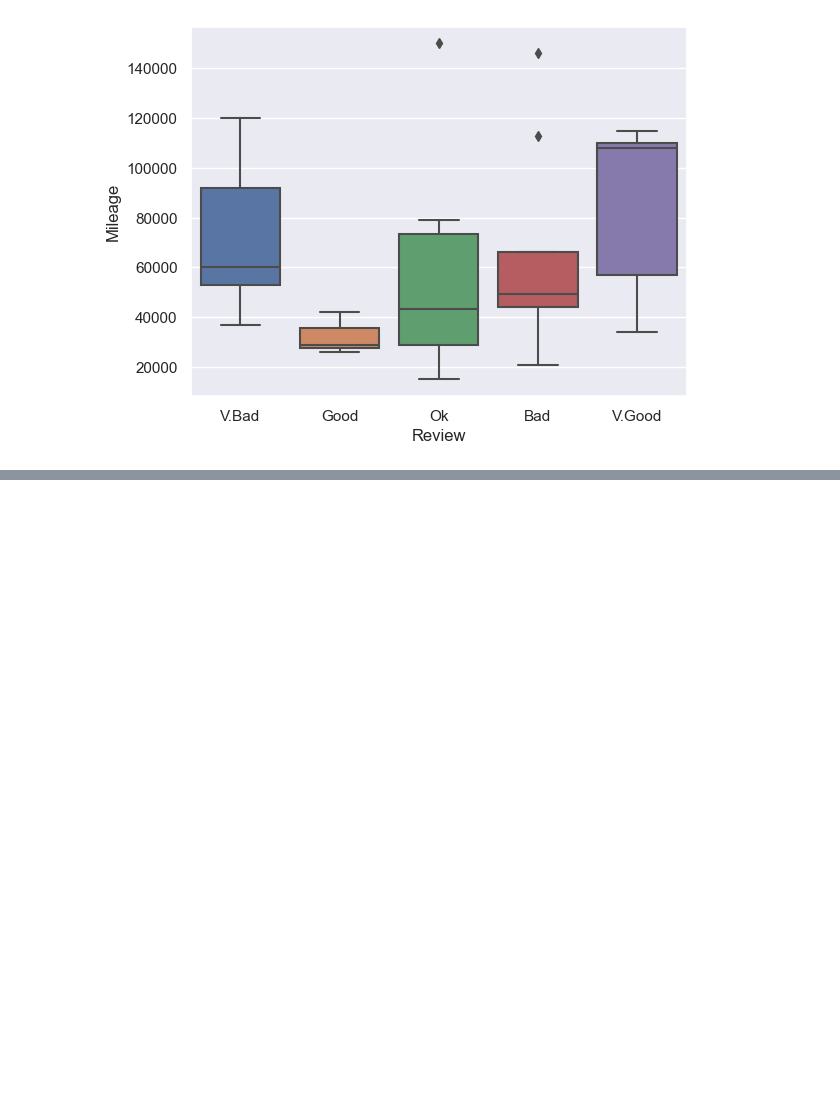
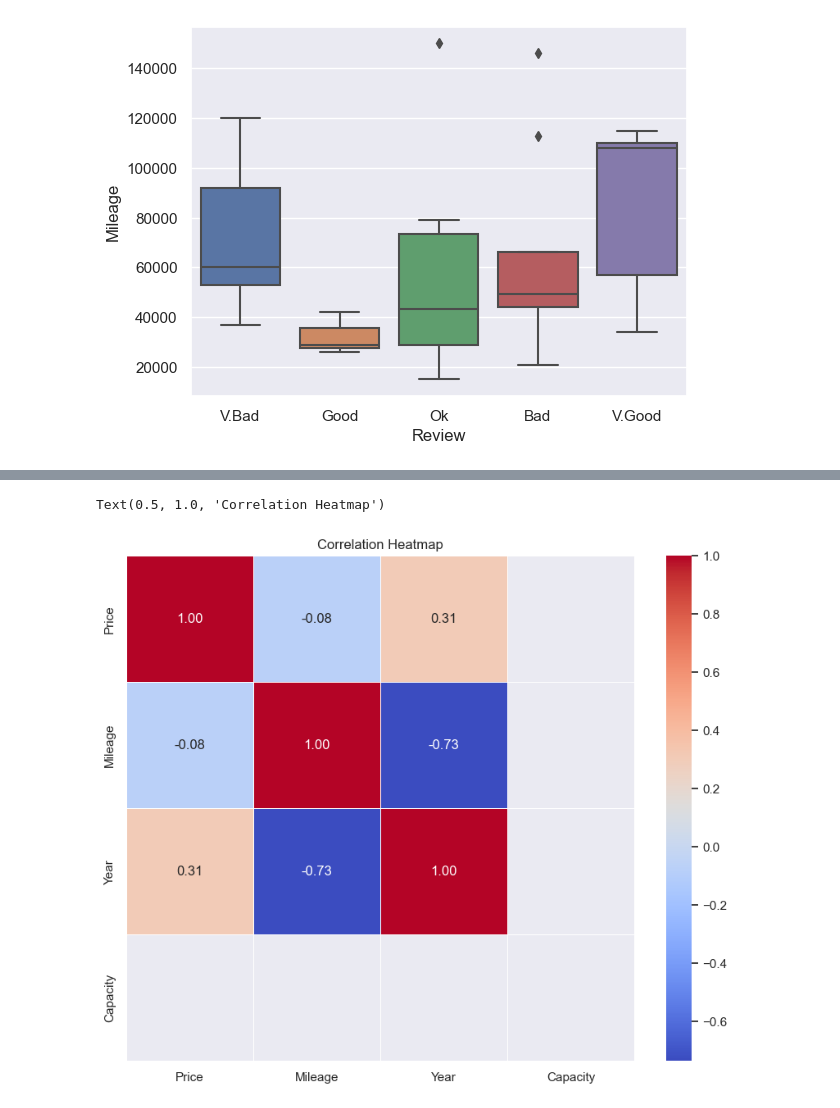
Before and after one commit to sanjula77/Nature-Inspired-Algorithms-Python, a Jupyter notebook: Plotting_with_Seaborn.ipynb, the cells around one changed output, grey strips where cells are left out. Saved outputs shown, nothing was run; the diff lists cells and outputs as text; code cells hidden in the pictures; blank space fills up the shorter version.

```diff
--- a/Plotting_with_Seaborn.ipynb
+++ b/Plotting_with_Seaborn.ipynb
@@ -40,0 +47,8 @@ sns.boxplot(data=df, x='Review', y='Mileage')
+# %%
+# Heatmap: Correlation Heatmap (Price, Mileage, Year, Capacity)
+plt.figure(figsize=(10, 8))
+sns.heatmap(df[['Price', 'Mileage', 'Year', 'Capacity']].corr(), annot=True, cmap='coolwarm', fmt='.2f', linewidths=0.5)
+plt.title('Correlation Heatmap')
+# %% [output]
+Text(0.5, 1.0, 'Correlation Heatmap')
+[figure, added]
```
Also changed, not shown: parts of 1 cell of this notebook.
